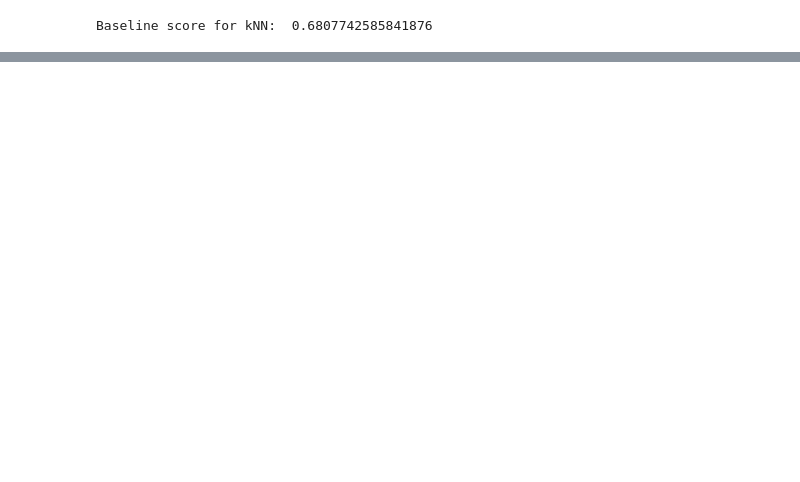
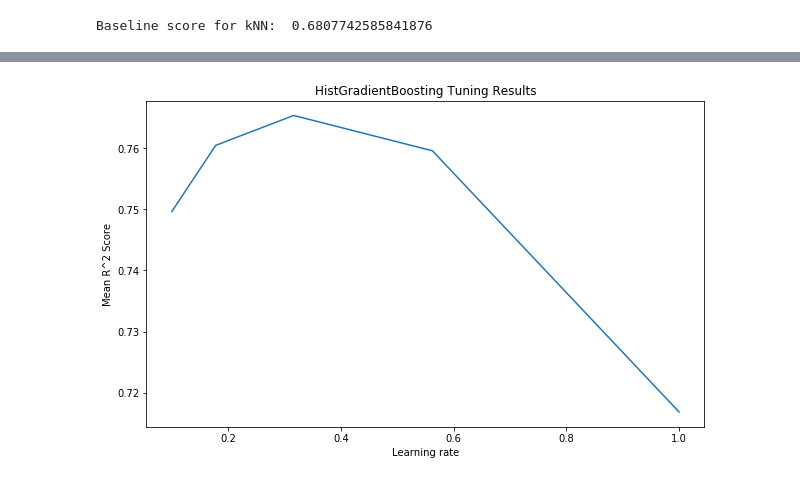
Before and after one commit to AppliedML2020/assignment-3-tomas-larrain, a Jupyter notebook: hw-3.ipynb, the cells around one changed output, grey strips where cells are left out. Drawn from its saved outputs; the diff is of its cells as text; code cells hidden in the pictures; blank space fills up the shorter version.

```diff
--- a/hw-3.ipynb
+++ b/hw-3.ipynb
@@ -991,15 +1022,10 @@ class DenseTransformer(TransformerMixin):
     def transform(self, X, y=None, **fit_params):
         return X.todense()
 
-bin_median_scale_pl = make_pipeline(
-    SimpleImputer(strategy='median'), KBinsDiscretizer(n_bins=best_n_bins_pl, encode='onehot-dense'))
-
-manufacturer_pl = make_pipeline(
-    man_model_cleaner, FunctionTransformer(
-        lambda X: X[['manufacturer']]), SimpleImputer(strategy='constant'), OneHotEncoder(handle_unknown='ignore'))
-
+# We remove scaling from those pipeliens who use them
+base_url_target_encode_pl = make_pipeline(FunctionTransformer(get_base_url), ce.TargetEncoder())
 model_pl = make_pipeline(
-    man_model_cleaner, FunctionTransformer(lambda X: X[['model']]), ce.TargetEncoder(), StandardScaler())
+    man_model_cleaner, FunctionTransformer(lambda X: X[['model']]), ce.TargetEncoder())
 
 preprocessor = make_column_transformer(
     (KBinsDiscretizer(n_bins = best_n_bins_id, encode='onehot-dense'), ['id']),
@@ -1013,5 +1039,5 @@ preprocessor = make_column_transformer(
 
 pipeline = make_pipeline(preprocessor, DenseTransformer(), HistGradientBoostingRegressor())
 baseline_score = cross_val_score(pipeline, X_train, y_train, cv=shuffle).mean()
-print(f"Baseline score for HistGradientBoosting: {baseline_score:.6f})")
+print(f"Baseline score for HistGradientBoosting: {baseline_score:.6f}")
 # %% [output]
@@ -1019,10 +1045,10 @@ Baseline score for HistGradientBoosting:  0.7496202649110255
 # %%
 # Params optimization
-param_grid = {'histgradientboostingregressor__learning_rate': np.logspace(-2, -1, 10)}
+param_grid = {'histgradientboostingregressor__learning_rate': np.logspace(-1, 0, 5)}
 pipeline = make_pipeline(
-    preprocessor, DenseTransformer(), HistGradientBoostingRegressor(max_iter=300, max_leaf_nodes=100))
-grid = GridSearchCV(pipeline, param_grid, cv=shuffle)
-grid.fit(X_train, y_train)
-print(f"Optimized score for HistGradientBoosting: {grid.best_score_:.6f}")
-print(f"Best learning rate: {grid.best_params_['histgradientboostingregressor__learning_rate']}")
+    preprocessor, DenseTransformer(), HistGradientBoostingRegressor())
+gb_grid = GridSearchCV(pipeline, param_grid, cv=shuffle)
+gb_grid.fit(X_train, y_train)
+print(f"Optimized score for HistGradientBoosting: {gb_grid.best_score_:.6f}")
+print(f"Best learning rate: {gb_grid.best_params_['histgradientboostingregressor__learning_rate']}")
 # %% [output]
@@ -1030,0 +1059,9 @@ Best learning rate: 0.1
+# %%
+cv_results = pd.DataFrame(gb_grid.cv_results_)
+plt.figure(figsize=(10, 6))
+plt.plot(cv_results['param_histgradientboostingregressor__learning_rate'], cv_results['mean_test_score'])
+plt.title('HistGradientBoosting Tuning Results')
+plt.xlabel('Learning rate')
+plt.ylabel('Mean R^2 Score');
+# %% [output]
+[figure, added]
```
Also changed, not shown: parts of 10 cells of this notebook.
